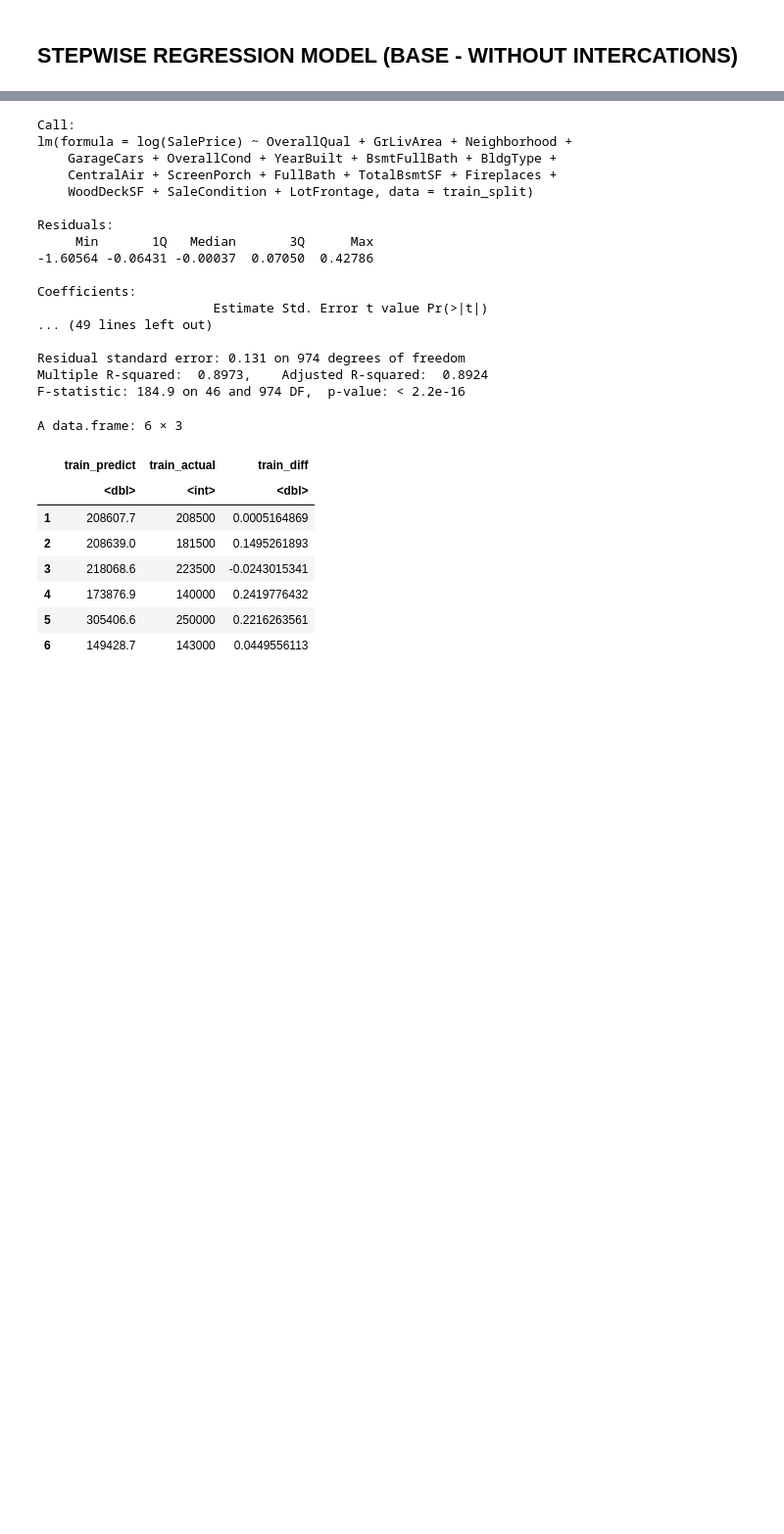
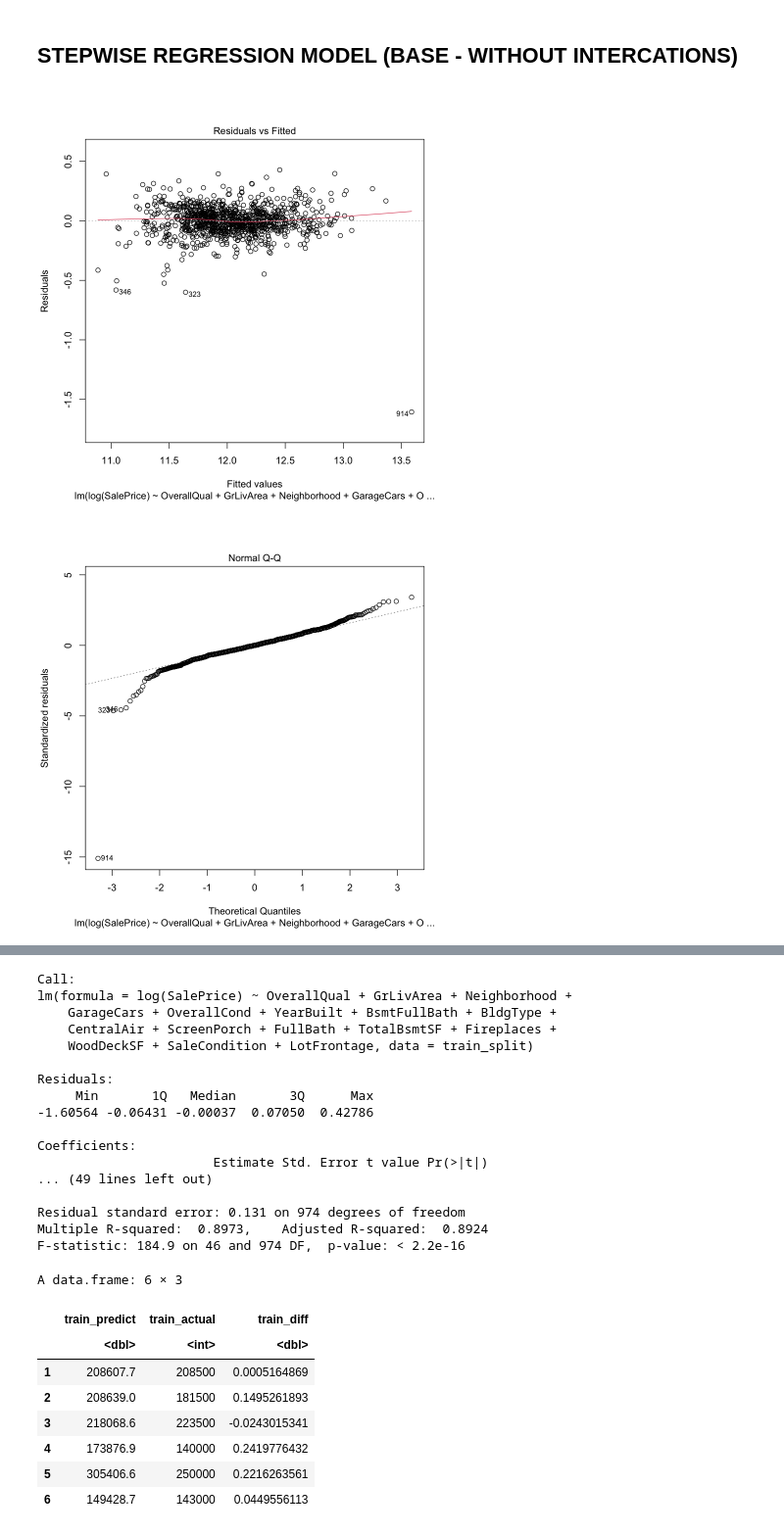
Before and after one commit to OlegRyzhkov2020/house_price_prediction, a Jupyter notebook: Model_selection.ipynb, the cells around one changed output, grey strips where cells are left out. Shown at 98% size. Saved outputs shown, nothing was run; the diff lists cells and outputs as text; code cells hidden in the pictures; blank space fills up the shorter version.

```diff
--- a/Model_selection.ipynb
+++ b/Model_selection.ipynb
@@ -874,3 +920,8 @@ full.house.rate <- lm(log(SalePrice) ~ ., data=train_split)
 # %%
 # Forward Stepwise Regression
 # fwdBIC.base <- step(base.house.rate, scope=formula(full.house.rate), direction="forward", k=log(n))
+# %%
+plot(fwdBIC.base)
+# %% [output]
+[figure, added]
+[figure, added]
```
Also changed, not shown: parts of 32 cells of this notebook, 1 other file.
